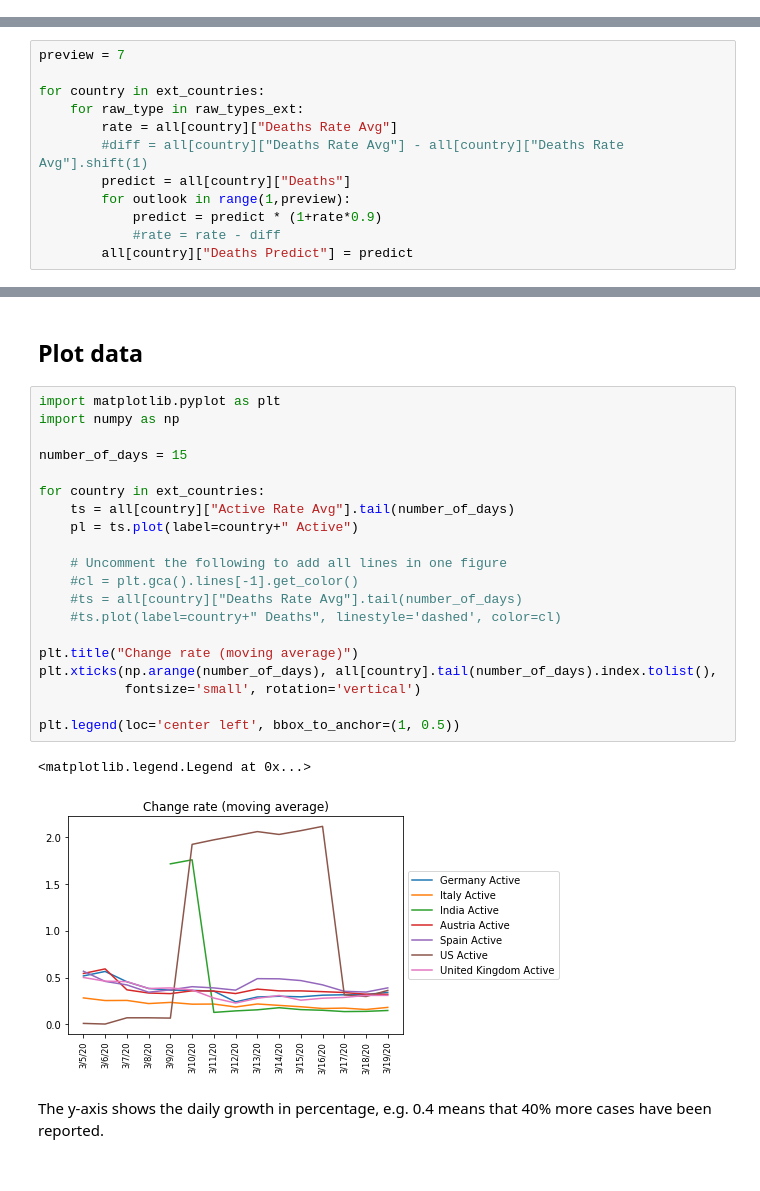
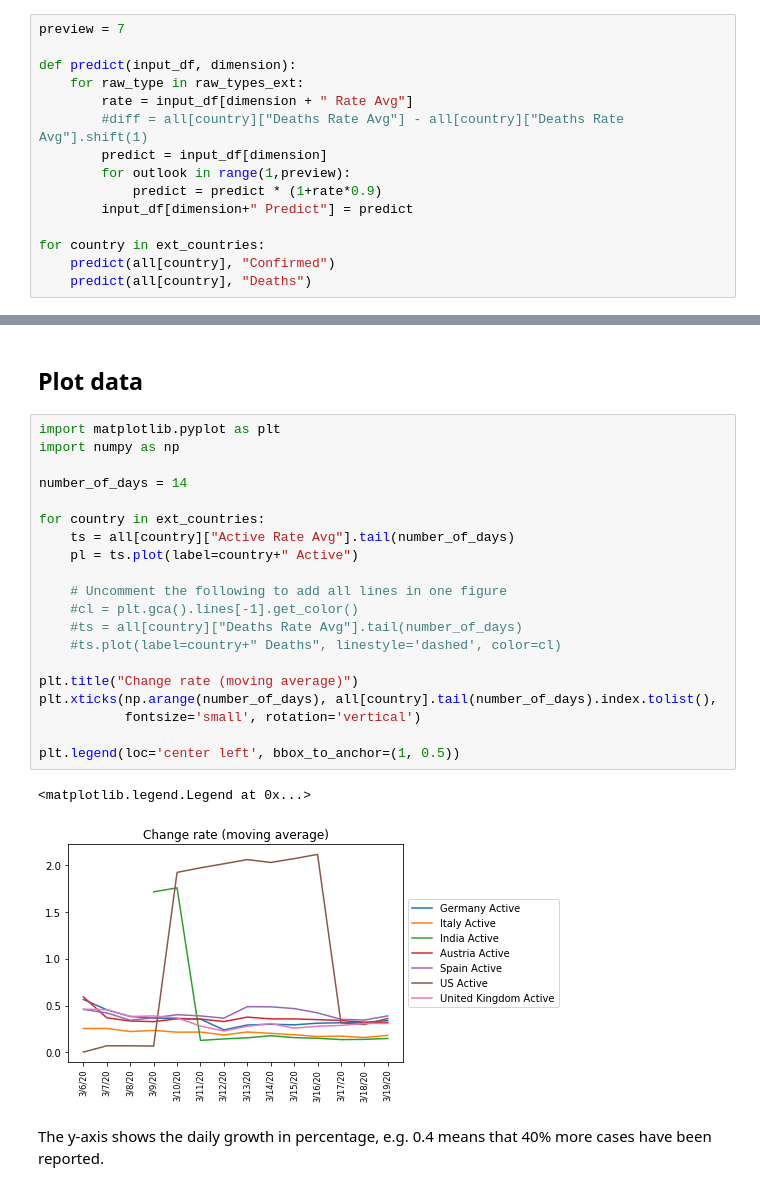
Before and after one commit to rpreiss07/covid19, a Jupyter notebook: index.ipynb, the cells around one changed output, grey strips where cells are left out. Cells and saved outputs as stored; diff of their text form.

```diff
--- a/index.ipynb
+++ b/index.ipynb
@@ -206,17 +208,20 @@ for country in ext_countries:
+# %%
+preview = 7
+
+def predict(input_df, dimension):
+    for raw_type in raw_types_ext:
+        rate = input_df[dimension + " Rate Avg"]
+        #diff = all[country]["Deaths Rate Avg"] - all[country]["Deaths Rate Avg"].shift(1)
+        predict = input_df[dimension]
+        for outlook in range(1,preview):
+            predict = predict * (1+rate*0.9)
+        input_df[dimension+" Predict"] = predict
+
+for country in ext_countries:
+    predict(all[country], "Confirmed")
+    predict(all[country], "Deaths")
 # %% [markdown]
 Show part of final data.
-# %%
-preview = 7
-
-for country in ext_countries:
-    for raw_type in raw_types_ext:
-        rate = all[country]["Deaths Rate Avg"]
-        #diff = all[country]["Deaths Rate Avg"] - all[country]["Deaths Rate Avg"].shift(1)
-        predict = all[country]["Deaths"]
-        for outlook in range(1,preview):
-            predict = predict * (1+rate*0.9)
-            #rate = rate - diff
-        all[country]["Deaths Predict"] = predict
 # %%
 all[countries[0]].tail(10)
 # %% [output]
@@ -236,26 +241,26 @@ all[countries[0]].tail(10)
 # %%
 import matplotlib.pyplot as plt
 import numpy as np
 
-number_of_days = 15
+number_of_days = 14
 
 for country in ext_countries:
     ts = all[country]["Active Rate Avg"].tail(number_of_days)
     pl = ts.plot(label=country+" Active")
 
     # Uncomment the following to add all lines in one figure
     #cl = plt.gca().lines[-1].get_color()
     #ts = all[country]["Deaths Rate Avg"].tail(number_of_days)
     #ts.plot(label=country+" Deaths", linestyle='dashed', color=cl)
 
 plt.title("Change rate (moving average)")
 plt.xticks(np.arange(number_of_days), all[country].tail(number_of_days).index.tolist(),
            fontsize='small', rotation='vertical')
 
 plt.legend(loc='center left', bbox_to_anchor=(1, 0.5))
 # %% [output]
 <matplotlib.legend.Legend at 0x...>
-[figure, old version]
+[figure, new version]
 # %% [markdown]
 The y-axis shows the daily growth in percentage, e.g. 0.4 means that 40% more cases have been reported.
 # %%
```
Also changed, not shown: parts of 6 cells of this notebook.
